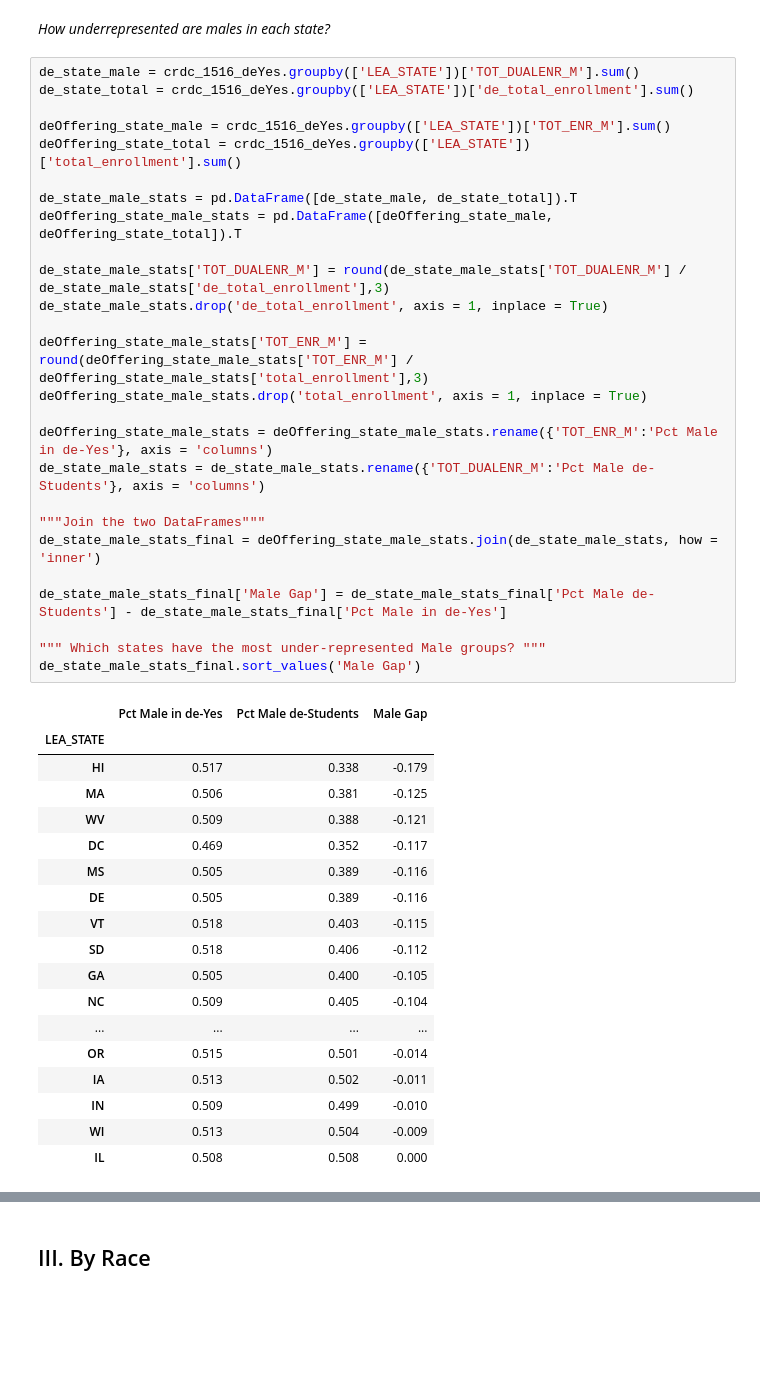
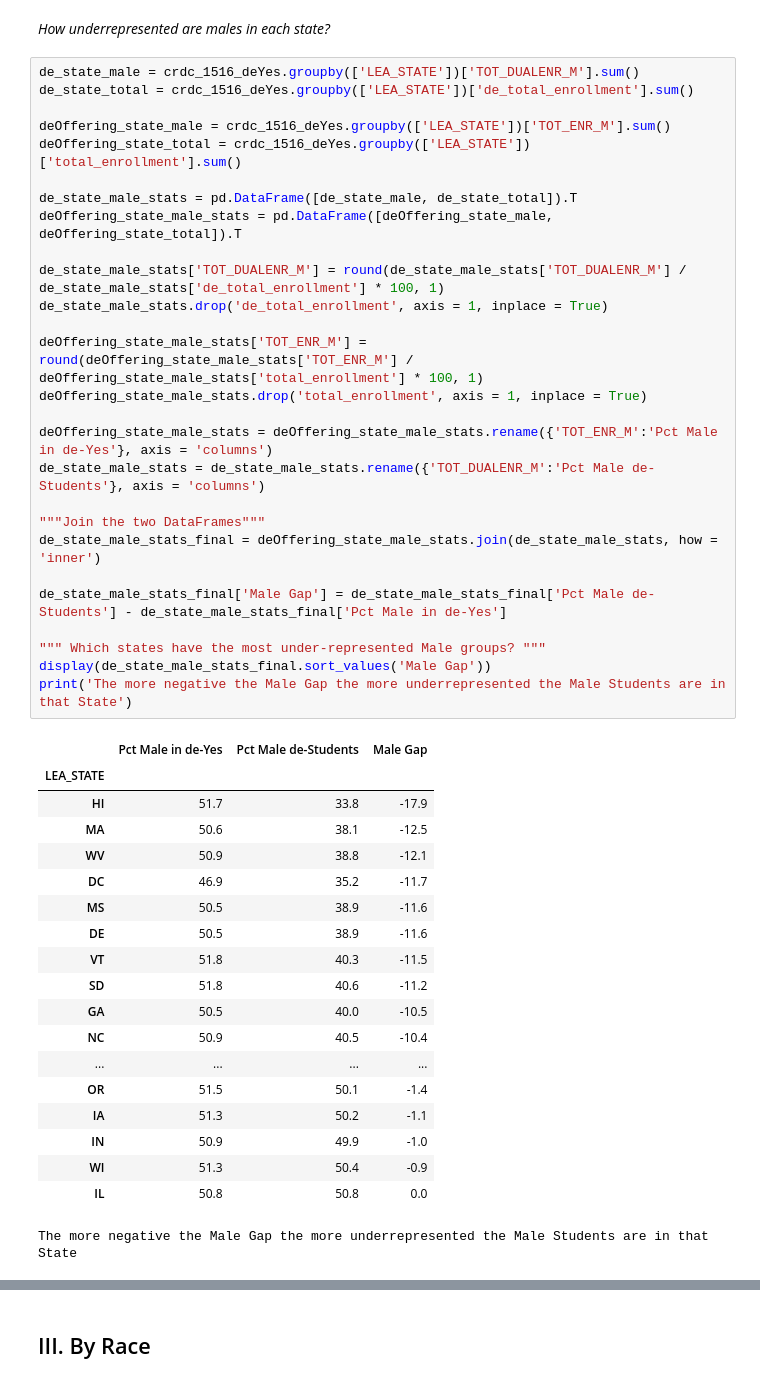
Before and after one commit to oconnoag/nacep_dual_enrollment_analysis, a Jupyter notebook: jupyter_notebooks/02_enrollment_analysis.ipynb, the cells around one changed output, grey strips where cells are left out. Saved outputs shown, nothing was run; the diff lists cells and outputs as text; blank space fills up the shorter version.

```diff
--- a/jupyter_notebooks/02_enrollment_analysis.ipynb
+++ b/jupyter_notebooks/02_enrollment_analysis.ipynb
@@ -669,48 +638,50 @@ ap_gender_stats[['All Students in AP-Yes', 'AP-Students']]
 # %%
 de_state_male = crdc_1516_deYes.groupby(['LEA_STATE'])['TOT_DUALENR_M'].sum()
 de_state_total = crdc_1516_deYes.groupby(['LEA_STATE'])['de_total_enrollment'].sum()
 
 deOffering_state_male = crdc_1516_deYes.groupby(['LEA_STATE'])['TOT_ENR_M'].sum()
 deOffering_state_total = crdc_1516_deYes.groupby(['LEA_STATE'])['total_enrollment'].sum()
 
 de_state_male_stats = pd.DataFrame([de_state_male, de_state_total]).T
 deOffering_state_male_stats = pd.DataFrame([deOffering_state_male, deOffering_state_total]).T
 
-de_state_male_stats['TOT_DUALENR_M'] = round(de_state_male_stats['TOT_DUALENR_M'] / de_state_male_stats['de_total_enrollment'],3)
+de_state_male_stats['TOT_DUALENR_M'] = round(de_state_male_stats['TOT_DUALENR_M'] / de_state_male_stats['de_total_enrollment'] * 100, 1)
 de_state_male_stats.drop('de_total_enrollment', axis = 1, inplace = True)
 
-deOffering_state_male_stats['TOT_ENR_M'] = round(deOffering_state_male_stats['TOT_ENR_M'] / deOffering_state_male_stats['total_enrollment'],3)
+deOffering_state_male_stats['TOT_ENR_M'] = round(deOffering_state_male_stats['TOT_ENR_M'] / deOffering_state_male_stats['total_enrollment'] * 100, 1)
 deOffering_state_male_stats.drop('total_enrollment', axis = 1, inplace = True)
 
 deOffering_state_male_stats = deOffering_state_male_stats.rename({'TOT_ENR_M':'Pct Male in de-Yes'}, axis = 'columns')
 de_state_male_stats = de_state_male_stats.rename({'TOT_DUALENR_M':'Pct Male de-Students'}, axis = 'columns')
 
 """Join the two DataFrames"""
 de_state_male_stats_final = deOffering_state_male_stats.join(de_state_male_stats, how = 'inner')
 
 de_state_male_stats_final['Male Gap'] = de_state_male_stats_final['Pct Male de-Students'] - de_state_male_stats_final['Pct Male in de-Yes']
 
 """ Which states have the most under-represented Male groups? """
-de_state_male_stats_final.sort_values('Male Gap')
+display(de_state_male_stats_final.sort_values('Male Gap'))
+print('The more negative the Male Gap the more underrepresented the Male Students are in that State')
 # %% [output]
 |  | Pct Male in de-Yes | Pct Male de-Students | Male Gap |
 | LEA_STATE |  |  |  |
-| HI | 0.517 | 0.338 | -0.179 |
-| MA | 0.506 | 0.381 | -0.125 |
-| WV | 0.509 | 0.388 | -0.121 |
-| DC | 0.469 | 0.352 | -0.117 |
-| MS | 0.505 | 0.389 | -0.116 |
-| DE | 0.505 | 0.389 | -0.116 |
-| VT | 0.518 | 0.403 | -0.115 |
-| SD | 0.518 | 0.406 | -0.112 |
-| GA | 0.505 | 0.400 | -0.105 |
-| NC | 0.509 | 0.405 | -0.104 |
+| HI | 51.7 | 33.8 | -17.9 |
+| MA | 50.6 | 38.1 | -12.5 |
+| WV | 50.9 | 38.8 | -12.1 |
+| DC | 46.9 | 35.2 | -11.7 |
+| MS | 50.5 | 38.9 | -11.6 |
+| DE | 50.5 | 38.9 | -11.6 |
+| VT | 51.8 | 40.3 | -11.5 |
+| SD | 51.8 | 40.6 | -11.2 |
+| GA | 50.5 | 40.0 | -10.5 |
+| NC | 50.9 | 40.5 | -10.4 |
 | ... | ... | ... | ... |
-| OR | 0.515 | 0.501 | -0.014 |
-| IA | 0.513 | 0.502 | -0.011 |
-| IN | 0.509 | 0.499 | -0.010 |
-| WI | 0.513 | 0.504 | -0.009 |
-| IL | 0.508 | 0.508 | 0.000 |
+| OR | 51.5 | 50.1 | -1.4 |
+| IA | 51.3 | 50.2 | -1.1 |
+| IN | 50.9 | 49.9 | -1.0 |
+| WI | 51.3 | 50.4 | -0.9 |
+| IL | 50.8 | 50.8 | 0.0 |
+The more negative the Male Gap the more underrepresented the Male Students are in that State
 # %%
 ap_state_male = crdc_1516_apYes.groupby(['LEA_STATE'])['TOT_APENR_M'].sum()
 ap_state_total = crdc_1516_apYes.groupby(['LEA_STATE'])['ap_total_enrollment'].sum()
```
Also changed, not shown: parts of 64 cells of this notebook.
